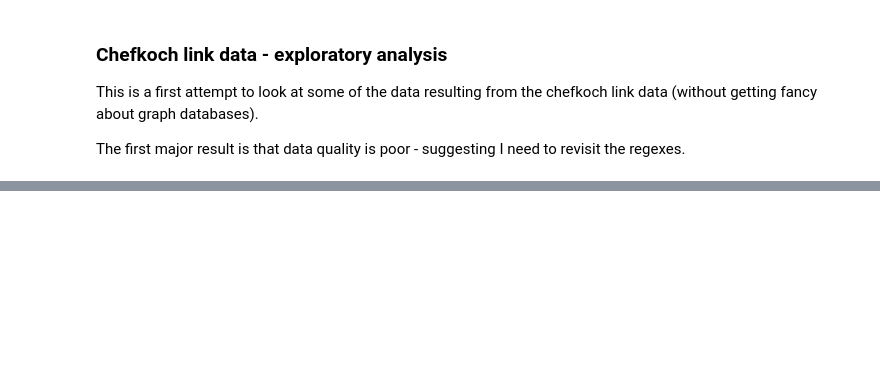
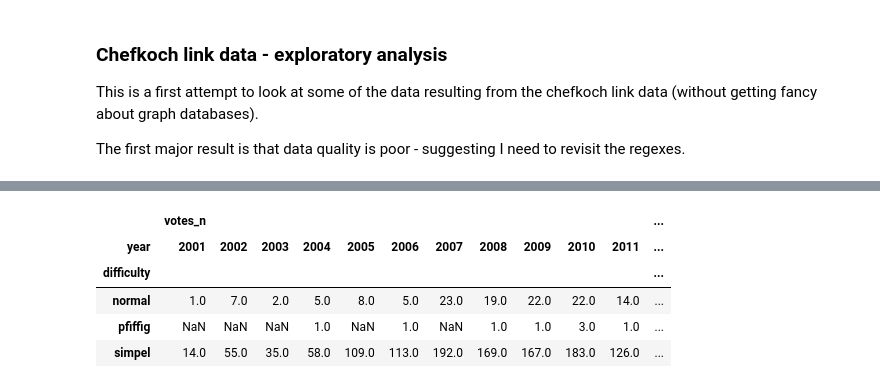
Before and after one commit to leonzucchini/Recipes, a Jupyter notebook: link_page_data_analysis.ipynb, the cells around one changed output, grey strips where cells are left out. Saved outputs shown, nothing was run; the diff lists cells and outputs as text; code cells hidden in the pictures; blank space fills up the shorter version.

```diff
--- a/link_page_data_analysis.ipynb
+++ b/link_page_data_analysis.ipynb
@@ -58,0 +63,10 @@ df[df['votes_avg']>5]
+# %%
+# df.groupby(df['difficulty','year']).count()
+df.loc[:,['votes_n','difficulty','year']].groupby(['difficulty','year']).count().unstack()
+# %% [output]
+|  | votes_n |  |  |  |  |  |  |  |  |  |  | ... |
+| year | 2001 | 2002 | 2003 | 2004 | 2005 | 2006 | 2007 | 2008 | 2009 | 2010 | 2011 | ... |
+| difficulty |  |  |  |  |  |  |  |  |  |  |  | ... |
+| normal | 1.0 | 7.0 | 2.0 | 5.0 | 8.0 | 5.0 | 23.0 | 19.0 | 22.0 | 22.0 | 14.0 | ... |
+| pfiffig | NaN | NaN | NaN | 1.0 | NaN | 1.0 | NaN | 1.0 | 1.0 | 3.0 | 1.0 | ... |
+| simpel | 14.0 | 55.0 | 35.0 | 58.0 | 109.0 | 113.0 | 192.0 | 169.0 | 167.0 | 183.0 | 126.0 | ... |
```
Also changed, not shown: parts of 10 cells of this notebook, 1 other file.
